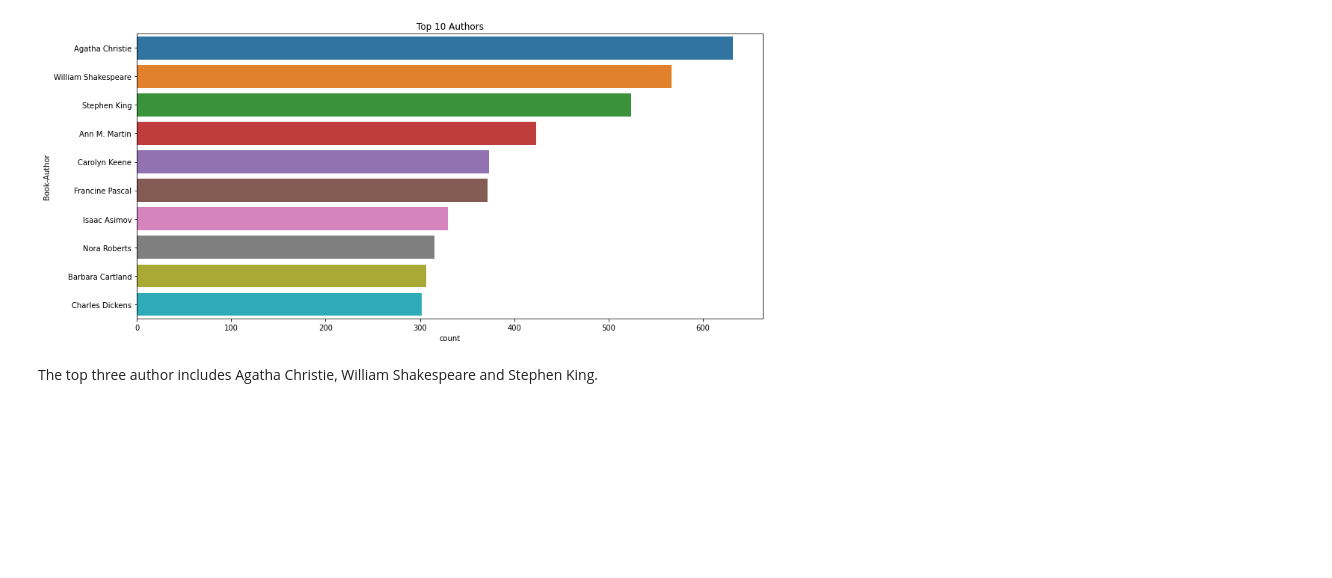
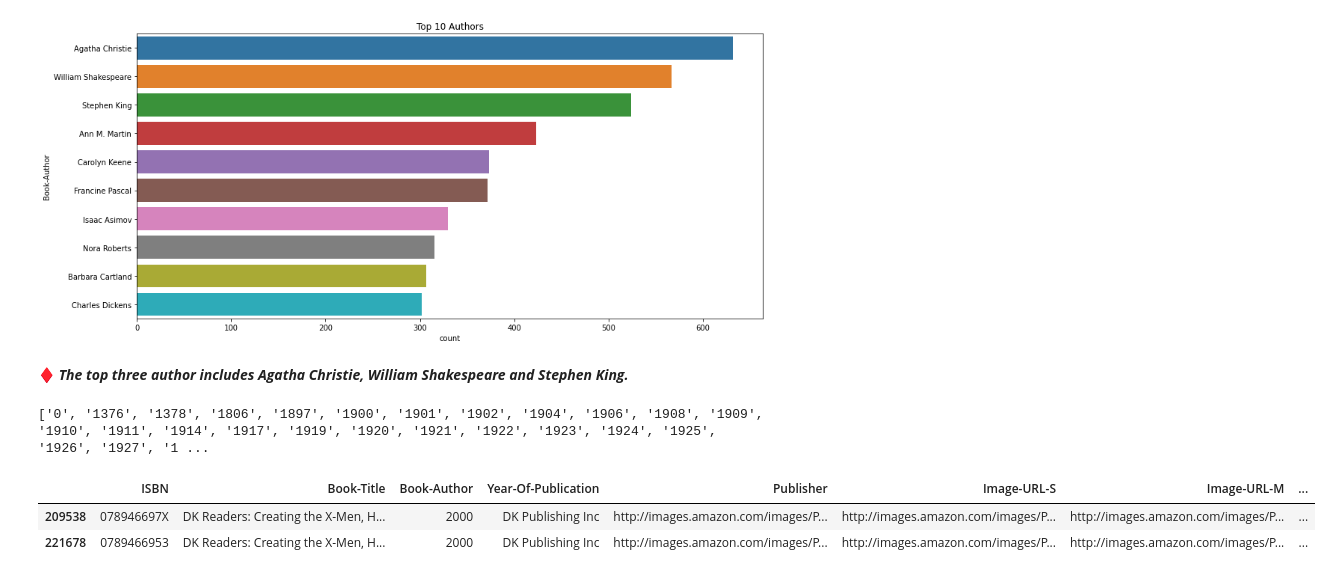
Before and after one commit to vivvvek24/Book-Recommendation-System, a Jupyter notebook: Book_Recommendation_System.ipynb, the cells around one changed output. Drawn from its saved outputs; the diff is of its cells as text; code cells hidden in the pictures; blank space fills up the shorter version.

```diff
--- a/Book_Recommendation_System.ipynb
+++ b/Book_Recommendation_System.ipynb
@@ -309,4 +309,21 @@ plt.title('Top 10 Authors')
 Text(0.5, 1.0, 'Top 10 Authors')
 [figure]
 # %% [markdown]
-The top three author includes Agatha Christie, William Shakespeare and Stephen King.
+♦ ***The top three author includes Agatha Christie, William Shakespeare and Stephen King.***
+# %%
+books['Year-Of-Publication']=books['Year-Of-Publication'].astype('str')
+a=list(books['Year-Of-Publication'].unique())
+a=set(a)
+a=list(a)
+a = [x for x in a if x is not None]
+a.sort()
+print(a)
+# %% [output]
+['0', '1376', '1378', '1806', '1897', '1900', '1901', '1902', '1904', '1906', '1908', '1909', '1910', '1911', '1914', '1917', '1919', '1920', '1921', '1922', '1923', '1924', '1925', '1926', '1927', '1 ...
+# %%
+#investigating the rows having 'DK Publishing Inc' as yearOfPublication
+books.loc[books['Year-Of-Publication'] == 'DK Publishing Inc',:]
+# %% [output]
+|  | ISBN | Book-Title | Book-Author | Year-Of-Publication | Publisher | Image-URL-S | Image-URL-M | ... |
+| 209538 | 078946697X | DK Readers: Creating the X-Men, H... | 2000 | DK Publishing Inc | http://images.amazon.com/images/P... | http://images.amazon.com/images/P... | http://images.amazon.com/images/P... | ... |
+| 221678 | 0789466953 | DK Readers: Creating the X-Men, H... | 2000 | DK Publishing Inc | http://images.amazon.com/images/P... | http://images.amazon.com/images/P... | http://images.amazon.com/images/P... | ... |
```
Also changed, not shown: parts of 24 cells of this notebook.
